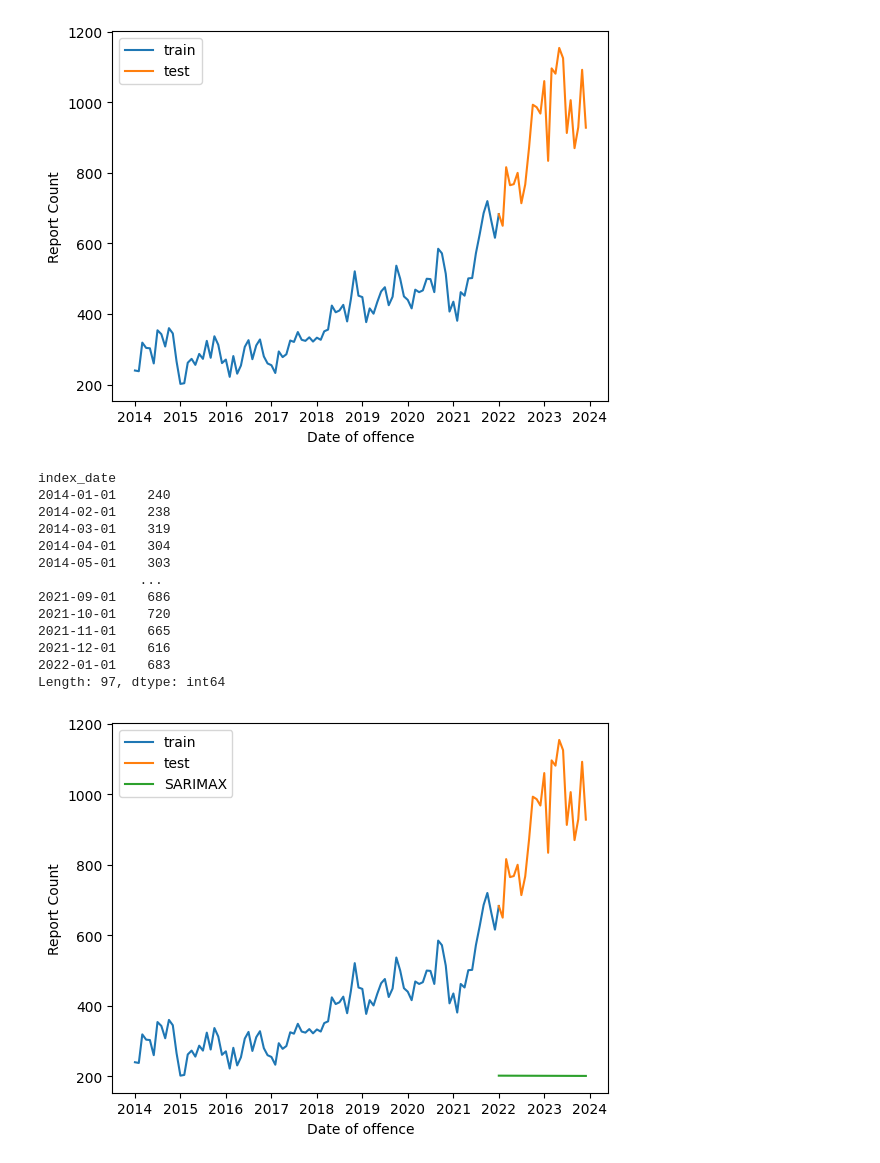
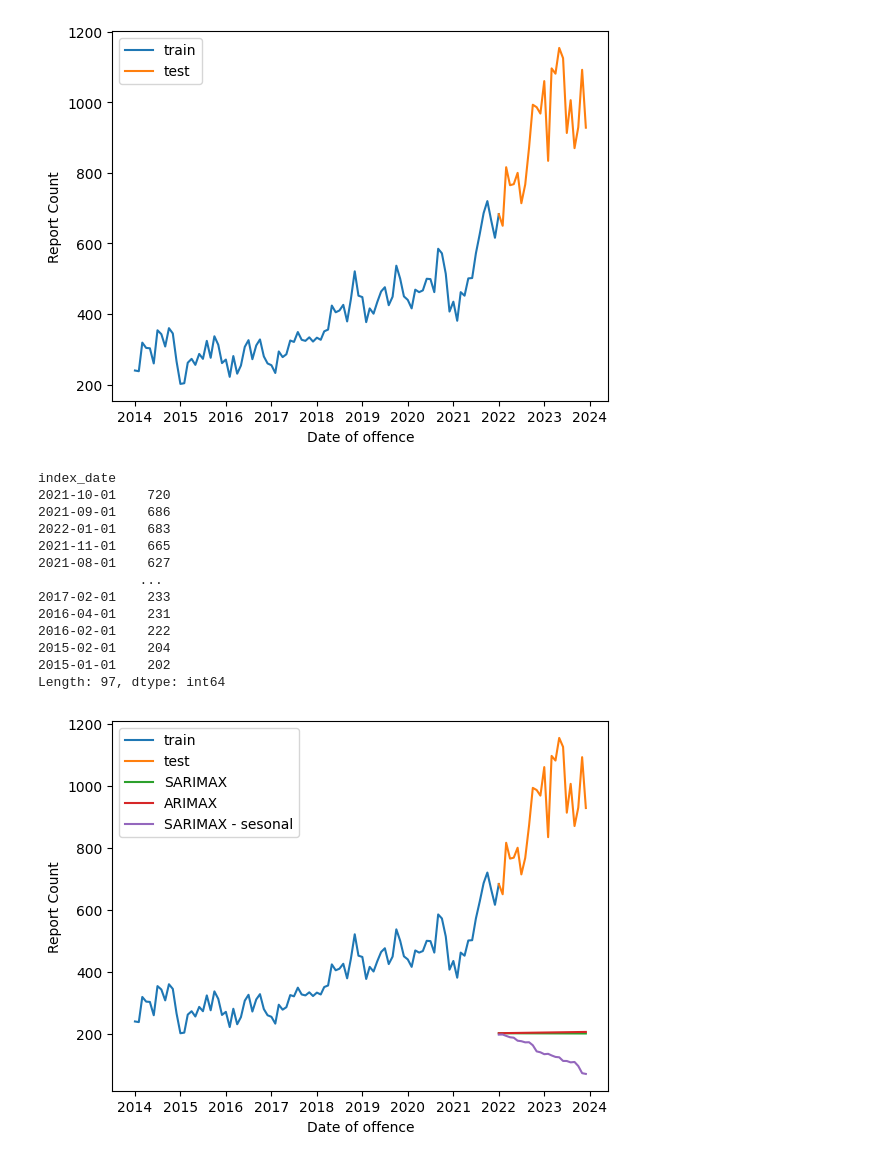
Before and after one commit to DavidToca/ML-Toronto-AutoTheft, a Jupyter notebook: ML_AutoTheft_Toronto.ipynb, the cells around one changed output. Saved outputs shown, nothing was run; the diff lists cells and outputs as text; code cells hidden in the pictures.

```diff
--- a/ML_AutoTheft_Toronto.ipynb
+++ b/ML_AutoTheft_Toronto.ipynb
@@ -376,14 +376,13 @@ from sklearn.linear_model import LinearRegression
 import matplotlib.pyplot as plt
 import seaborn as sns
 
-train = ts_per_month[ts_per_month.index <= pd.to_datetime("2022-01-01", format='%Y-%m-%d')].sort_index()
+train = ts_per_month[ts_per_month.index <= pd.to_datetime("2022-01-01", format='%Y-%m-%d')]
 test = ts_per_month[ts_per_month.index >= pd.to_datetime("2022-01-01", format='%Y-%m-%d')].sort_index()
 
 DEFAULT_GRAPHS = {
     "train": train,
     "test": test,
 }
-
 
 def display_autotheft(additional_graphs=None):
   plt.ylabel("Report Count")
@@ -403,17 +402,17 @@ display_autotheft()
 train
 # %% [output]
 index_date
-2014-01-01    240
-2014-02-01    238
-2014-03-01    319
-2014-04-01    304
-2014-05-01    303
+2021-10-01    720
+2021-09-01    686
+2022-01-01    683
+2021-11-01    665
+2021-08-01    627
              ...
-2021-09-01    686
-2021-10-01    720
-2021-11-01    665
-2021-12-01    616
-2022-01-01    683
+2017-02-01    233
+2016-04-01    231
+2016-02-01    222
+2015-02-01    204
+2015-01-01    202
 Length: 97, dtype: int64
 # %%
 # prompt: use y to train SARIMAX  and then use predict to predict on the test data
@@ -429,22 +428,47 @@ def evaluate_sarimax():
   for i, value in enumerate(predictions):
     y_pred_df[i] = predictions[i]
   return y_pred_df
+# %%
+
+def evaluate_sarimax_sesonal():
+  model = SARIMAX(y, order = (1, 0, 0), seasonal_order=(2,2,2,12))
+  sarimax_model = model.fit()
+  start = len(train)
+  end = len(train) + len(test) - 1
+  predictions = sarimax_model.predict(start=start, end=end, dynamic=False)
+
+  y_pred_df = test.copy()
+  for i, value in enumerate(predictions):
+    y_pred_df[i] = predictions[i]
+  return y_pred_df
+# %%
+from statsmodels.tsa.arima.model import ARIMA
+
+def evaluate_arimax():
+  model = ARIMA(y, order = (1, 0, 0))
+  sarimax_model = model.fit()
+  start = len(train)
+  end = len(train) + len(test) - 1
+  predictions = sarimax_model.predict(start=start, end=end, dynamic=False)
+
+  y_pred_df = test.copy()
+  for i, value in enumerate(predictions):
+    y_pred_df[i] = predictions[i]
+  return y_pred_df
 # %%
 import numpy as np
 from sklearn.metrics import mean_squared_error
 
 models_test_result = {
-    "SARIMAX": evaluate_sarimax()
+    "SARIMAX": evaluate_sarimax(),
+    "ARIMAX": evaluate_arimax(),
+    "SARIMAX - sesonal": evaluate_sarimax_sesonal(),
 }
 
 
 def evaluate_model_result(y_predicted_df):
   return np.sqrt(mean_squared_error(test.values, y_predicted_df.values))
 
-
-# for label, model_result in evaluate_sarimax.items():
-#   print("RMSE: ", evaluate_model_result(y_predicted_df))
-
 display_autotheft(models_test_result)
 # %% [output]
-[figure, old version]
+[figure, new version]
```
Also changed, not shown: parts of 2 cells of this notebook.
